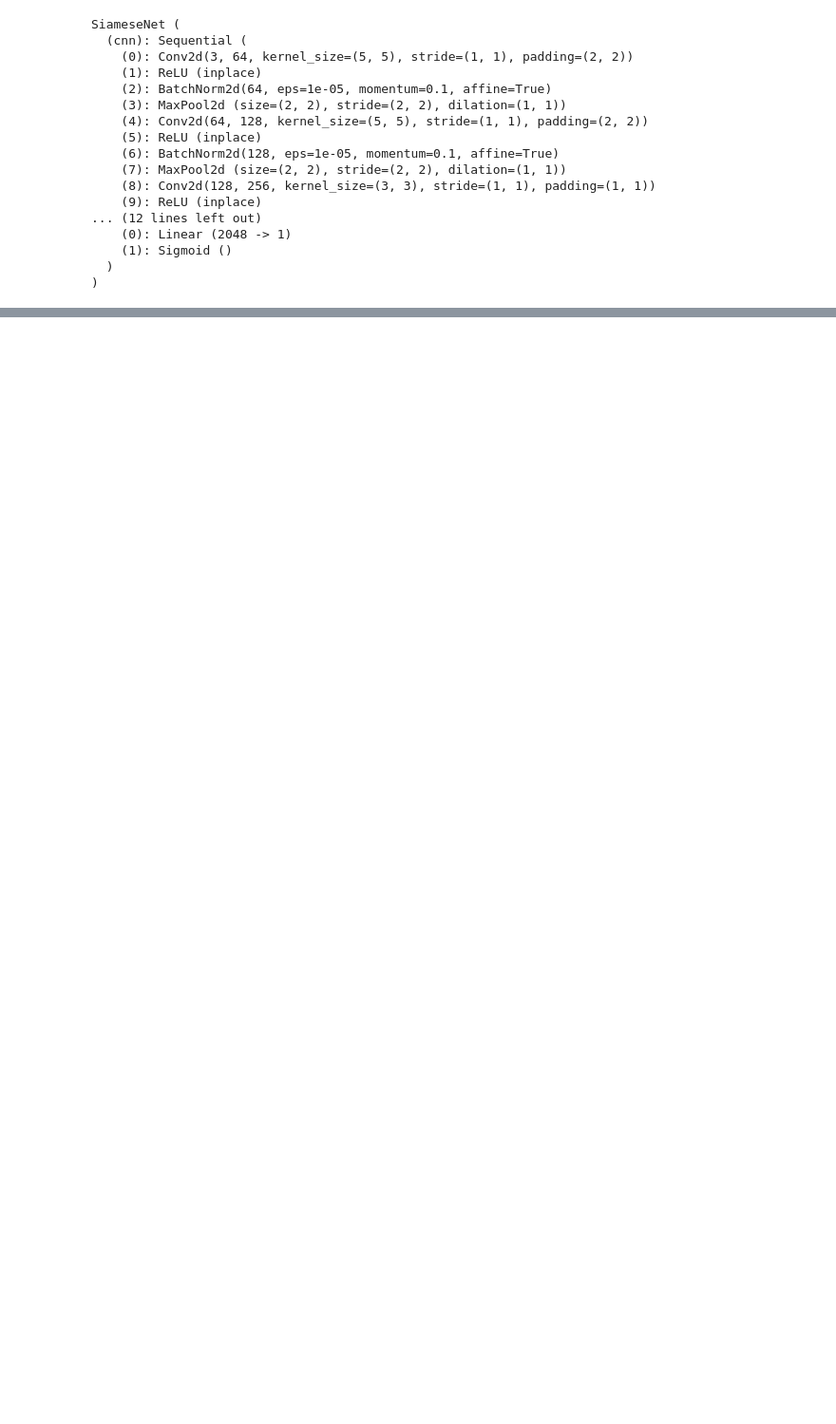
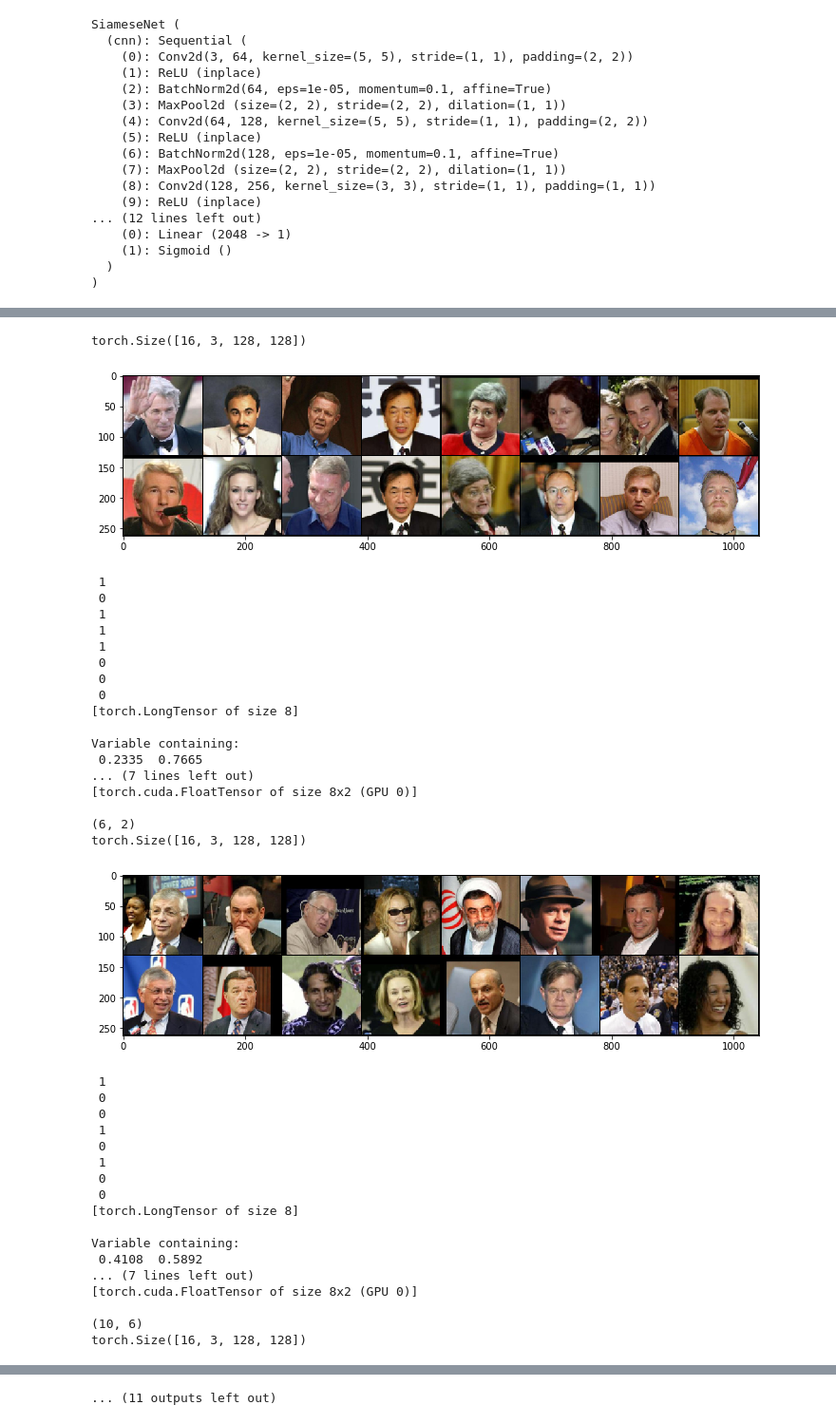
Before and after one commit to zdavidli/siamese-facial-recognition, a Jupyter notebook: hw3.ipynb, the cells around one changed output, grey strips where cells are left out. Shown at 95% size. Drawn from its saved outputs; the diff is of its cells as text; code cells hidden in the pictures; blank space fills up the shorter version.

Commit message:
fuck this wrong loss

```diff
--- a/hw3.ipynb
+++ b/hw3.ipynb
@@ -299,0 +243,73 @@ for i, data in enumerate(trainloader,0):
+# %%
+right=wrong=0
+
+for i, data in enumerate(testloader,0):
+    img0, img1, label = data
+
+    if i <= 10:
+        concat = torch.cat((img0, img1), 0)
+        print(concat.shape)
+        grid = torchvision.utils.make_grid(concat)
+        im = transforms.ToPILImage()(grid)
+        plt.figure(figsize=(12,15))
+        plt.imshow(im)
+        plt.show()
+#             im.save("output.png")
+        print(label)
+
+    img0, img1, label = Variable(img0).cuda(), Variable(img1).cuda(), Variable(label).cuda()
+
+#     print(label)
+
+    output = net(img0,img1)
+    output = torch.cat((output, 1-output), 1)
+
+    if i <=10:
+        print(output)
+
+    for x,y in zip(output[:,0], label):
+#         print(x.data[0], y)
+        if (x.data[0]<=0.5 and y.data[0]==1) or (x.data[0]>0.5 and y.data[0]==0):
+            right+=1
+        else:
+            wrong+=1
+
+    print(right, wrong)
+# %% [output]
+torch.Size([16, 3, 128, 128])
+[figure, added]
+ 1
+ 0
+ 1
+ 1
+ 1
+ 0
+ 0
+ 0
+[torch.LongTensor of size 8]
+
+Variable containing:
+ 0.2335  0.7665
+... (7 lines left out)
+[torch.cuda.FloatTensor of size 8x2 (GPU 0)]
+
+(6, 2)
+torch.Size([16, 3, 128, 128])
+[figure, added]
+ 1
+ 0
+ 0
+ 1
+ 0
+ 1
+ 0
+ 0
+[torch.LongTensor of size 8]
+
+Variable containing:
+ 0.4108  0.5892
+... (7 lines left out)
+[torch.cuda.FloatTensor of size 8x2 (GPU 0)]
+
+(10, 6)
+torch.Size([16, 3, 128, 128])
@@ -300,3 +371,4 @@ for i, data in enumerate(trainloader,0):
+... (11 outputs left out)
 # %%
 print(right, wrong, right+wrong)
 # %% [output]
```
Also changed, not shown: parts of 9 cells of this notebook.
